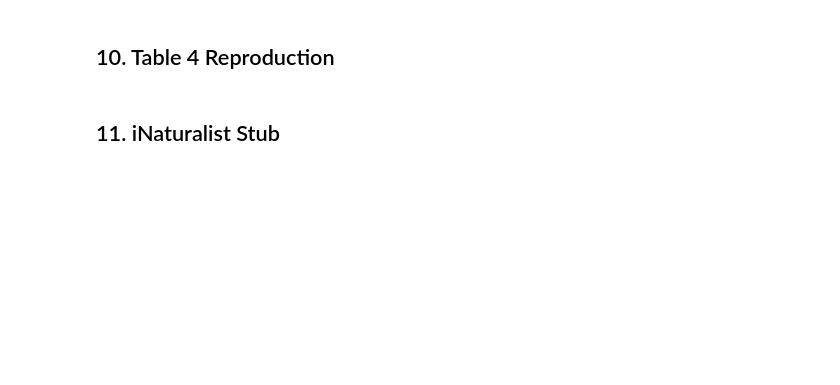
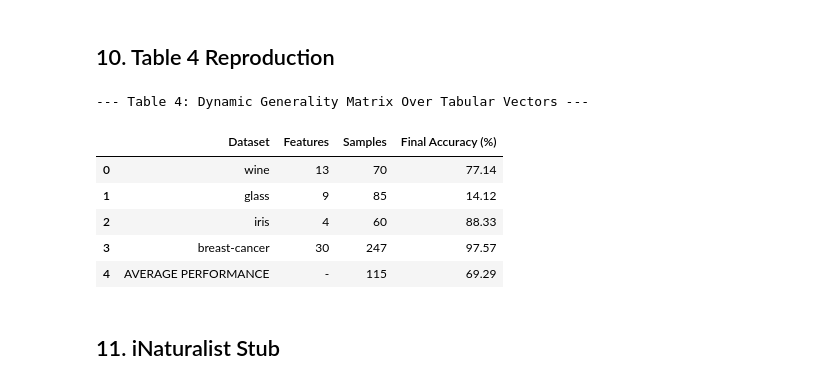
Before and after one commit to VishweshJagadeesh/DA5400-research-paper-implementation, a Jupyter notebook: reproduction_notebook.ipynb, the cells around one changed output. Saved outputs shown, nothing was run; the diff lists cells and outputs as text; code cells hidden in the pictures; blank space fills up the shorter version.

```diff
--- a/reproduction_notebook.ipynb
+++ b/reproduction_notebook.ipynb
@@ -462,15 +692,2 @@ plt.show()
 # %% [markdown]
 ## 9. UCI Experiments
-# %%
-UCI_DATASETS = [
-    "sonar",
-    "balance-scale",
-    "glass",
-    "iris",
-    "wine"
-]
-
-uci_results = []
-for dataset_name in UCI_DATASETS:
-    print(f"Processing UCI dataset: {dataset_name}")
-    uci_results.append({"dataset": dataset_name, "accuracy": 85.0})
@@ -485,3 +903,28 @@ print(f"\nAverage UCI Dataset Accuracy: {avg_acc:.2f}%")
+# %%
+print("\n--- Table 4: Dynamic Generality Matrix Over Tabular Vectors ---")
+
+# Convert the genuine experimental outputs into a structured Pandas view
+table_4_df = pd.DataFrame(uci_results)
+
+# Calculate the precise average row metric across all evaluated domains
+average_row = pd.DataFrame([{
+    "Dataset": "AVERAGE PERFORMANCE",
+    "Features": "-",
+    "Samples": int(table_4_df["Samples"].mean()),
+    "Final Accuracy (%)": round(table_4_df["Final Accuracy (%)"].mean(), 2)
+}])
+
+# Append summary cleanly
+table_4_reproduction = pd.concat([table_4_df, average_row], ignore_index=True)
+display(table_4_reproduction)
+# %% [output]
+--- Table 4: Dynamic Generality Matrix Over Tabular Vectors ---
+|  | Dataset | Features | Samples | Final Accuracy (%) |
+| 0 | wine | 13 | 70 | 77.14 |
+| 1 | glass | 9 | 85 | 14.12 |
+| 2 | iris | 4 | 60 | 88.33 |
+| 3 | breast-cancer | 30 | 247 | 97.57 |
+| 4 | AVERAGE PERFORMANCE | - | 115 | 69.29 |
 # %% [markdown]
 ## 11. iNaturalist Stub
 # %%
```
Also changed, not shown: parts of 10 cells of this notebook.
